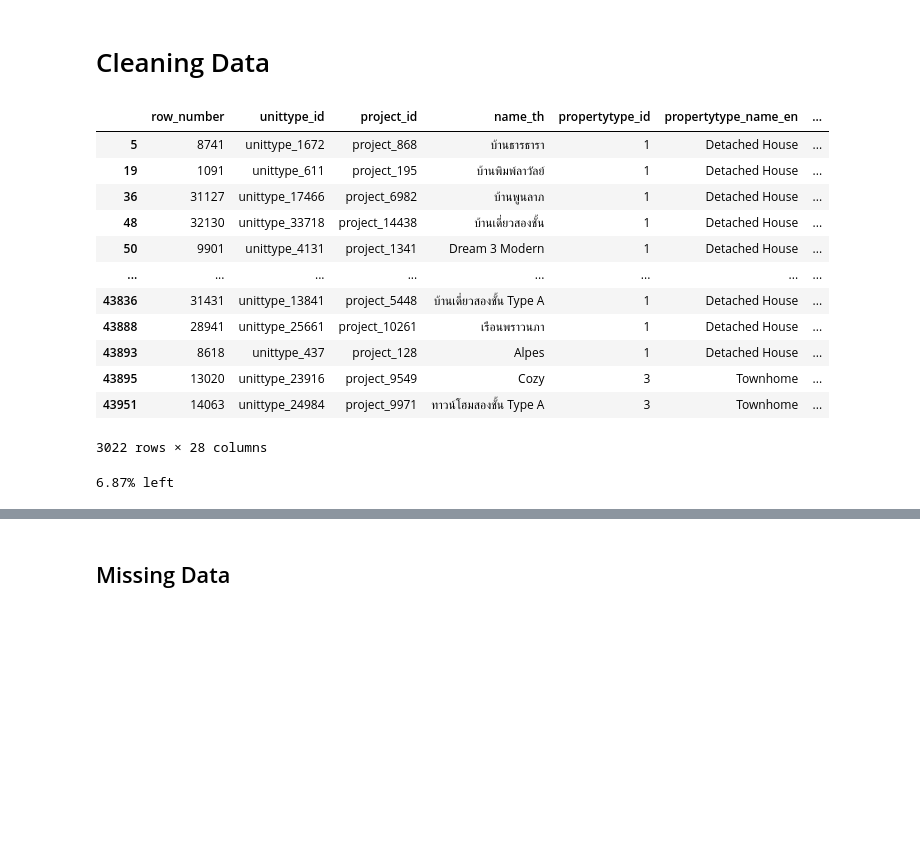
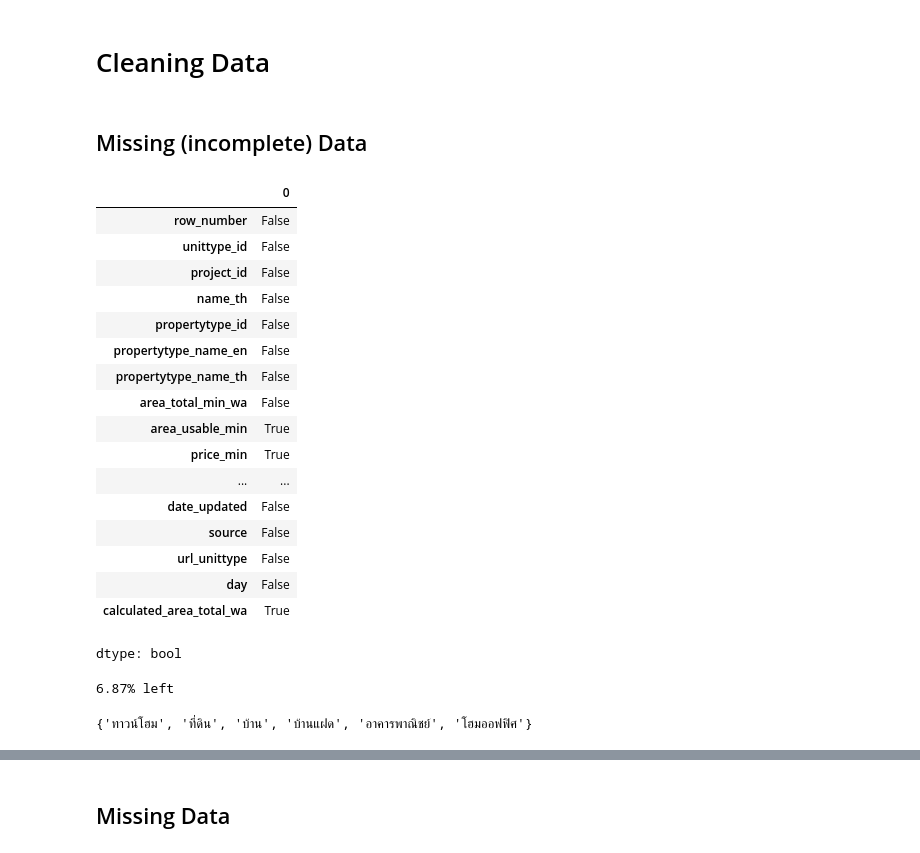
Before and after one commit to Natthaphatz007/bsc_dpdm24, a Jupyter notebook: Data_Preprocessing.ipynb, the cells around one changed output, grey strips where cells are left out. Cells and saved outputs as stored; diff of their text form; code cells hidden in the pictures; blank space fills up the shorter version.

```diff
--- a/Data_Preprocessing.ipynb
+++ b/Data_Preprocessing.ipynb
@@ -47,23 +47,34 @@ Index(['row_number', 'unittype_id', 'project_id', 'name_th', 'propertytype_id',
       dtype='object')
 # %% [markdown]
 # Cleaning Data
-# %%
-unit_type_data.dropna(subset='area_total_min_wa')
-# %% [output]
-|  | row_number | unittype_id | project_id | name_th | propertytype_id | propertytype_name_en | ... |
-| 5 | 8741 | unittype_1672 | project_868 | บ้านธารธารา | 1 | Detached House | ... |
-| 19 | 1091 | unittype_611 | project_195 | บ้านพิมพ์ลาวัลย์ | 1 | Detached House | ... |
-| 36 | 31127 | unittype_17466 | project_6982 | บ้านพูนลาภ | 1 | Detached House | ... |
-| 48 | 32130 | unittype_33718 | project_14438 | บ้านเดี่ยวสองชั้น | 1 | Detached House | ... |
-| 50 | 9901 | unittype_4131 | project_1341 | Dream 3 Modern | 1 | Detached House | ... |
-| ... | ... | ... | ... | ... | ... | ... | ... |
-| 43836 | 31431 | unittype_13841 | project_5448 | บ้านเดี่ยวสองชั้น Type A | 1 | Detached House | ... |
-| 43888 | 28941 | unittype_25661 | project_10261 | เรือนพราวนภา | 1 | Detached House | ... |
-| 43893 | 8618 | unittype_437 | project_128 | Alpes | 1 | Detached House | ... |
-| 43895 | 13020 | unittype_23916 | project_9549 | Cozy | 3 | Townhome | ... |
-| 43951 | 14063 | unittype_24984 | project_9971 | ทาวน์โฮมสองชั้น Type A | 3 | Townhome | ... |
-3022 rows × 28 columns
+# %% [markdown]
+## Missing (incomplete) Data
+# %%
+unit_type_data.isnull().any()
+# %% [output]
+|  | 0 |
+| row_number | False |
+| unittype_id | False |
+| project_id | False |
+| name_th | False |
+| propertytype_id | False |
+| propertytype_name_en | False |
+| propertytype_name_th | False |
+| area_total_min_wa | False |
+| area_usable_min | True |
+| price_min | True |
+| ... | ... |
+| date_updated | False |
+| source | False |
+| url_unittype | False |
+| day | False |
+| calculated_area_total_wa | True |
+dtype: bool
 # %%
 print(f'{unit_type_data.dropna(subset="area_total_min_wa").shape[0]*100/unit_type_data.shape[0]:.2f}% left')
 # %% [output]
 6.87% left
+# %%
+set(unit_type_data.dropna(subset='area_total_min_wa')['propertytype_name_th'])
+# %% [output]
+{'ทาวน์โฮม', 'ที่ดิน', 'บ้าน', 'บ้านแฝด', 'อาคารพาณิชย์', 'โฮมออฟฟิศ'}
```
Also changed, not shown: parts of 9 cells of this notebook.
